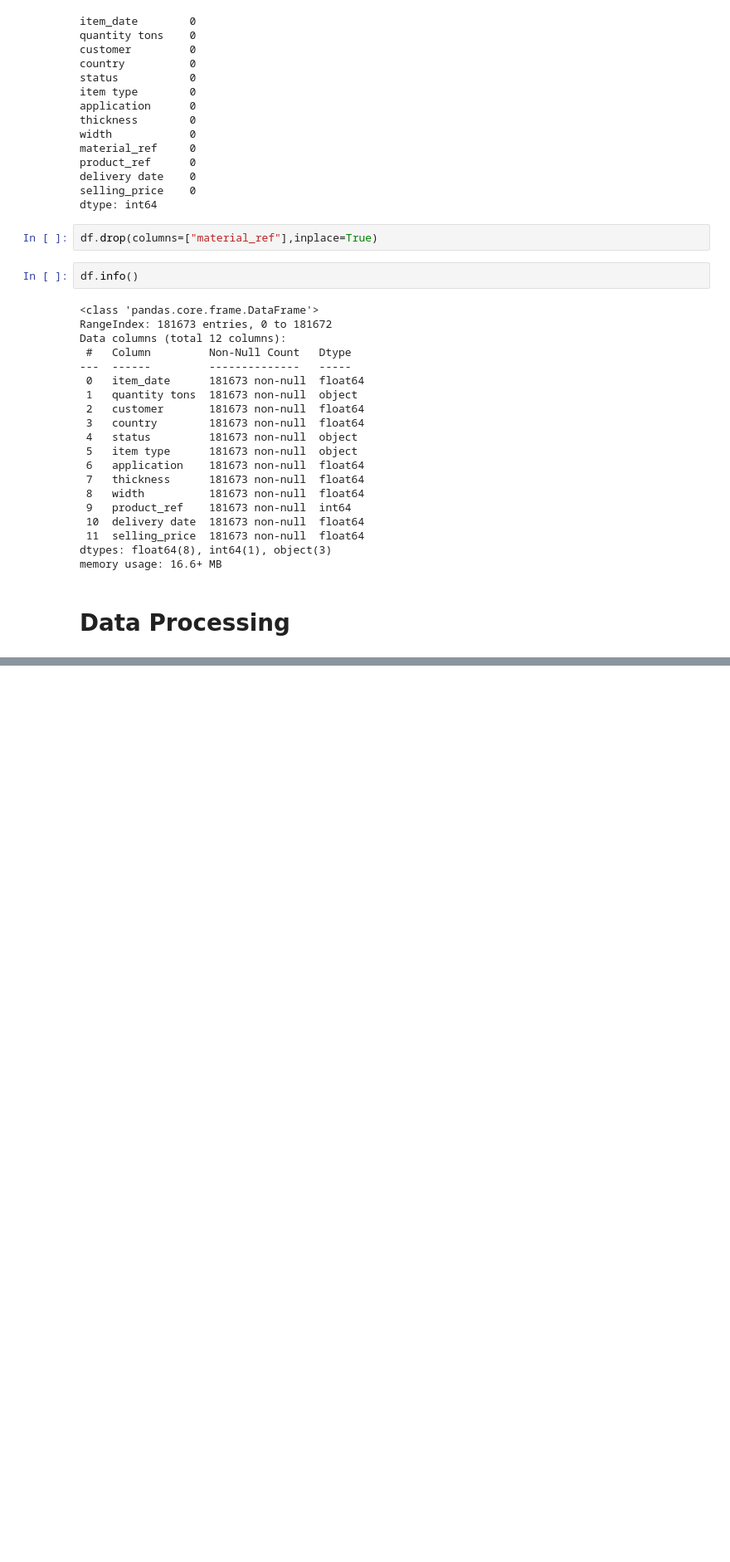
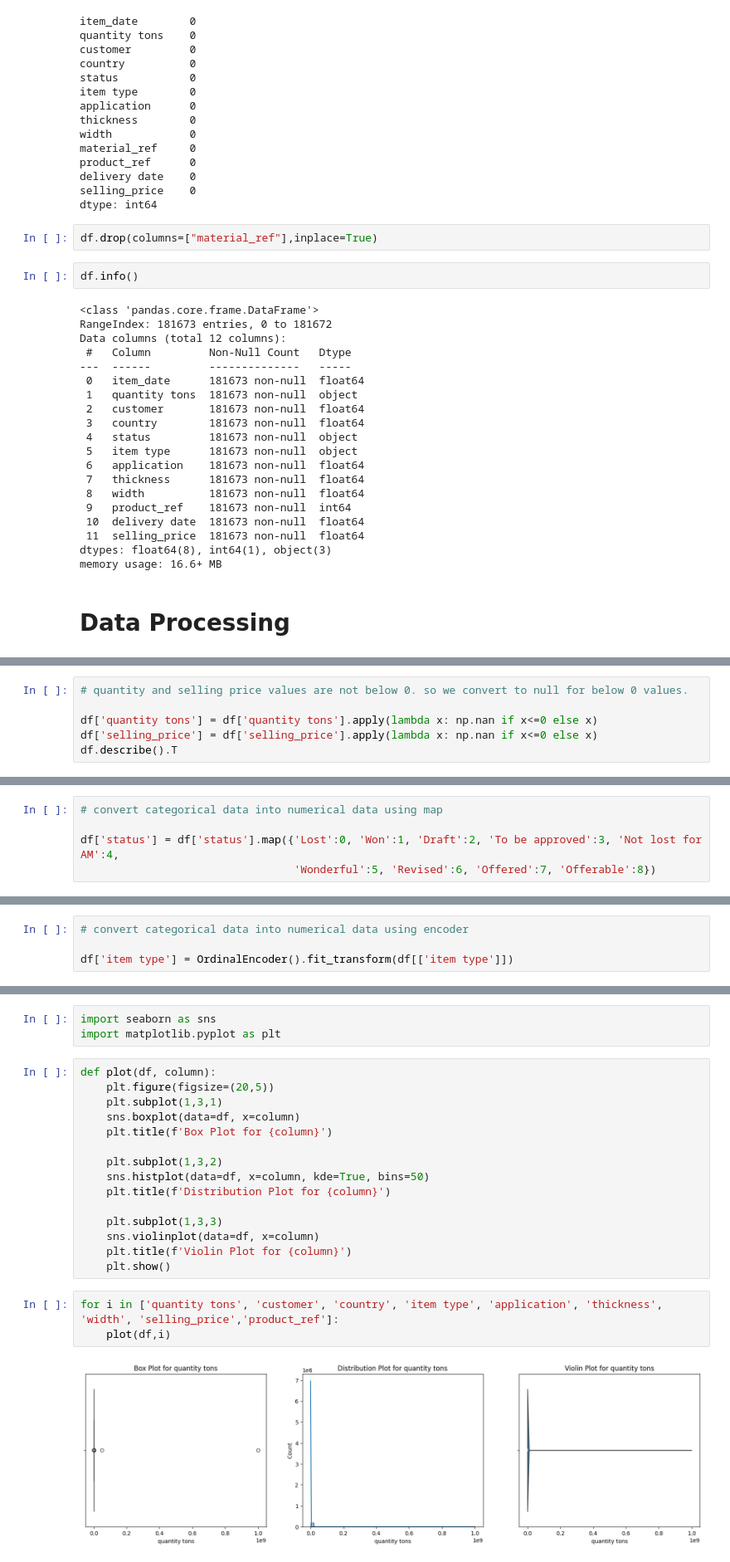
Before and after one commit to Saravanan-20G/Project-5---Industrial-Copper-Modeling, a Jupyter notebook: Copper_Modeling.ipynb, the cells around one changed output, grey strips where cells are left out. Shown at 83% size. Drawn from its saved outputs; the diff is of its cells as text; blank space fills up the shorter version.

```diff
--- a/Copper_Modeling.ipynb
+++ b/Copper_Modeling.ipynb
@@ -198,0 +196,6 @@ df.drop(df[df['quantity tons'] >= 50000000.0].index, inplace=True)
+# %%
+# quantity and selling price values are not below 0. so we convert to null for below 0 values.
+
+df['quantity tons'] = df['quantity tons'].apply(lambda x: np.nan if x<=0 else x)
+df['selling_price'] = df['selling_price'].apply(lambda x: np.nan if x<=0 else x)
+df.describe().T
@@ -198,0 +258,5 @@ df.drop(df[df['quantity tons'] >= 50000000.0].index, inplace=True)
+# %%
+# convert categorical data into numerical data using map
+
+df['status'] = df['status'].map({'Lost':0, 'Won':1, 'Draft':2, 'To be approved':3, 'Not lost for AM':4,
+                                 'Wonderful':5, 'Revised':6, 'Offered':7, 'Offerable':8})
@@ -198,0 +265,4 @@ df.drop(df[df['quantity tons'] >= 50000000.0].index, inplace=True)
+# %%
+# convert categorical data into numerical data using encoder
+
+df['item type'] = OrdinalEncoder().fit_transform(df[['item type']])
@@ -198,0 +300,23 @@ df.drop(df[df['quantity tons'] >= 50000000.0].index, inplace=True)
+# %%
+import seaborn as sns
+import matplotlib.pyplot as plt
+# %%
+def plot(df, column):
+    plt.figure(figsize=(20,5))
+    plt.subplot(1,3,1)
+    sns.boxplot(data=df, x=column)
+    plt.title(f'Box Plot for {column}')
+
+    plt.subplot(1,3,2)
+    sns.histplot(data=df, x=column, kde=True, bins=50)
+    plt.title(f'Distribution Plot for {column}')
+
+    plt.subplot(1,3,3)
+    sns.violinplot(data=df, x=column)
+    plt.title(f'Violin Plot for {column}')
+    plt.show()
+# %%
+for i in ['quantity tons', 'customer', 'country', 'item type', 'application', 'thickness', 'width', 'selling_price','product_ref']:
+    plot(df,i)
+# %% [output]
+[figure, added]
```
Also changed, not shown: parts of 41 cells of this notebook.
